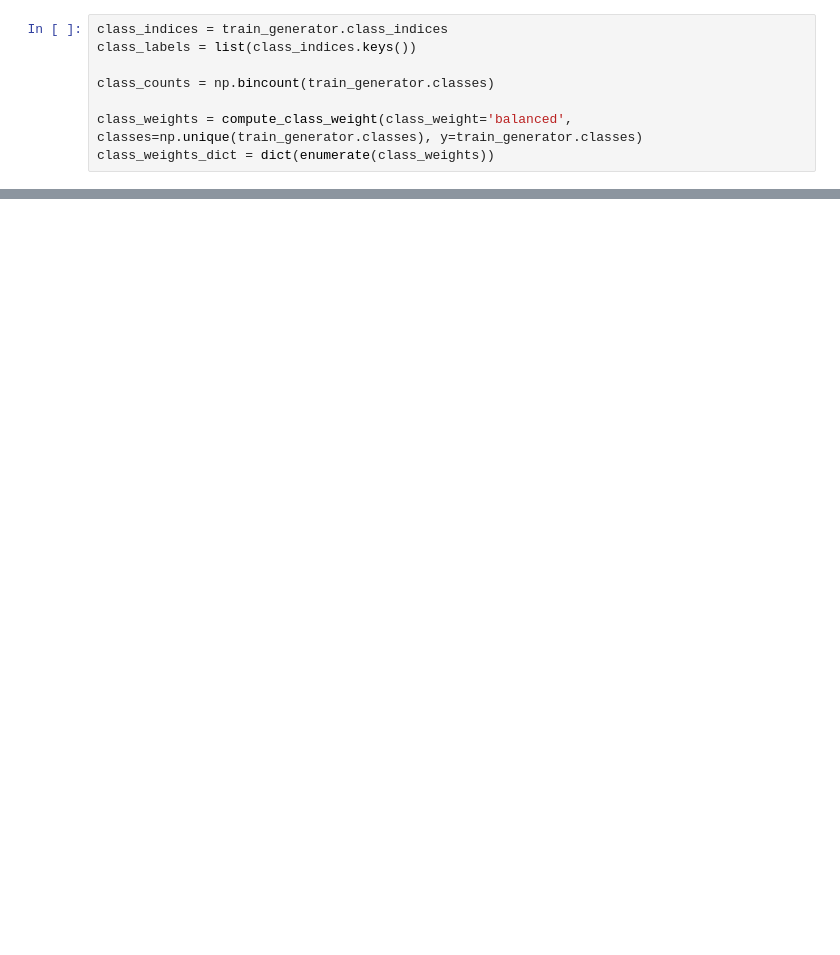
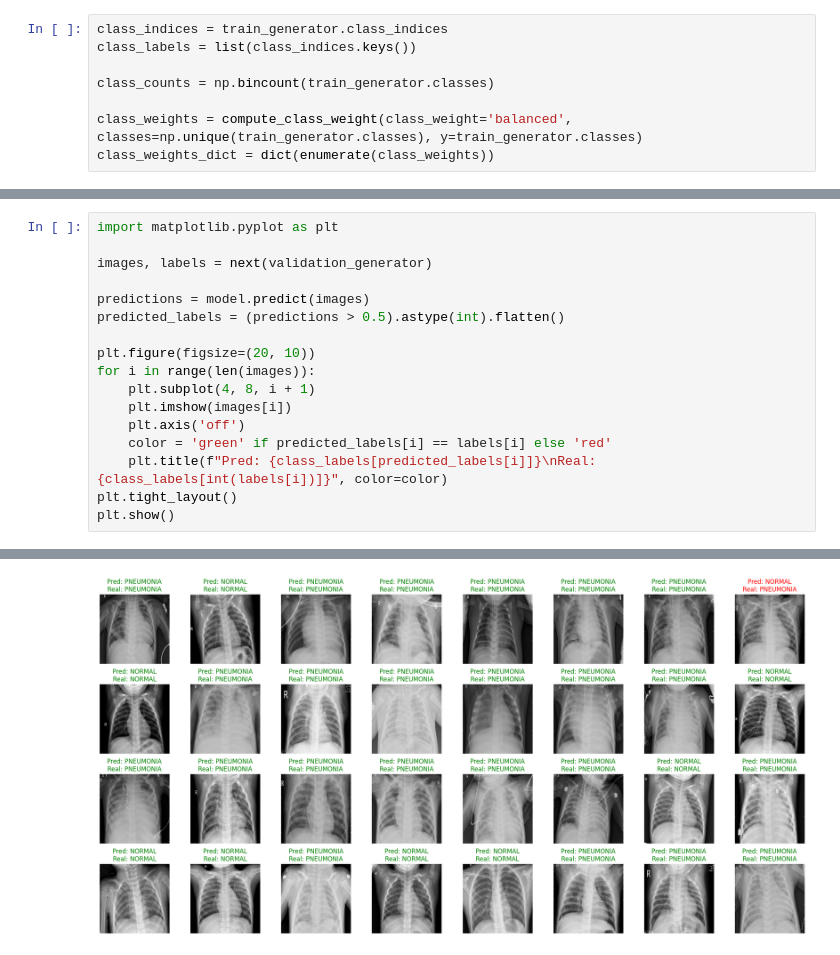
Before and after one commit to Jordan99990/Pneumonia-Classificator, a Jupyter notebook: cnn.ipynb, the cells around one changed output, grey strips where cells are left out. Cells and saved outputs as stored; diff of their text form; blank space fills up the shorter version.

```diff
--- a/cnn.ipynb
+++ b/cnn.ipynb
@@ -141,0 +192,18 @@ Epoch 18/100
+# %%
+import matplotlib.pyplot as plt
+
+images, labels = next(validation_generator)
+
+predictions = model.predict(images)
+predicted_labels = (predictions > 0.5).astype(int).flatten()
+
+plt.figure(figsize=(20, 10))
+for i in range(len(images)):
+    plt.subplot(4, 8, i + 1)
+    plt.imshow(images[i])
+    plt.axis('off')
+    color = 'green' if predicted_labels[i] == labels[i] else 'red'
+    plt.title(f"Pred: {class_labels[predicted_labels[i]]}\nReal: {class_labels[int(labels[i])]}", color=color)
+plt.tight_layout()
+plt.show()
+# %% [output]
@@ -141,0 +211 @@ Epoch 18/100
+[figure, added]
```
Also changed, not shown: parts of 7 cells of this notebook.
